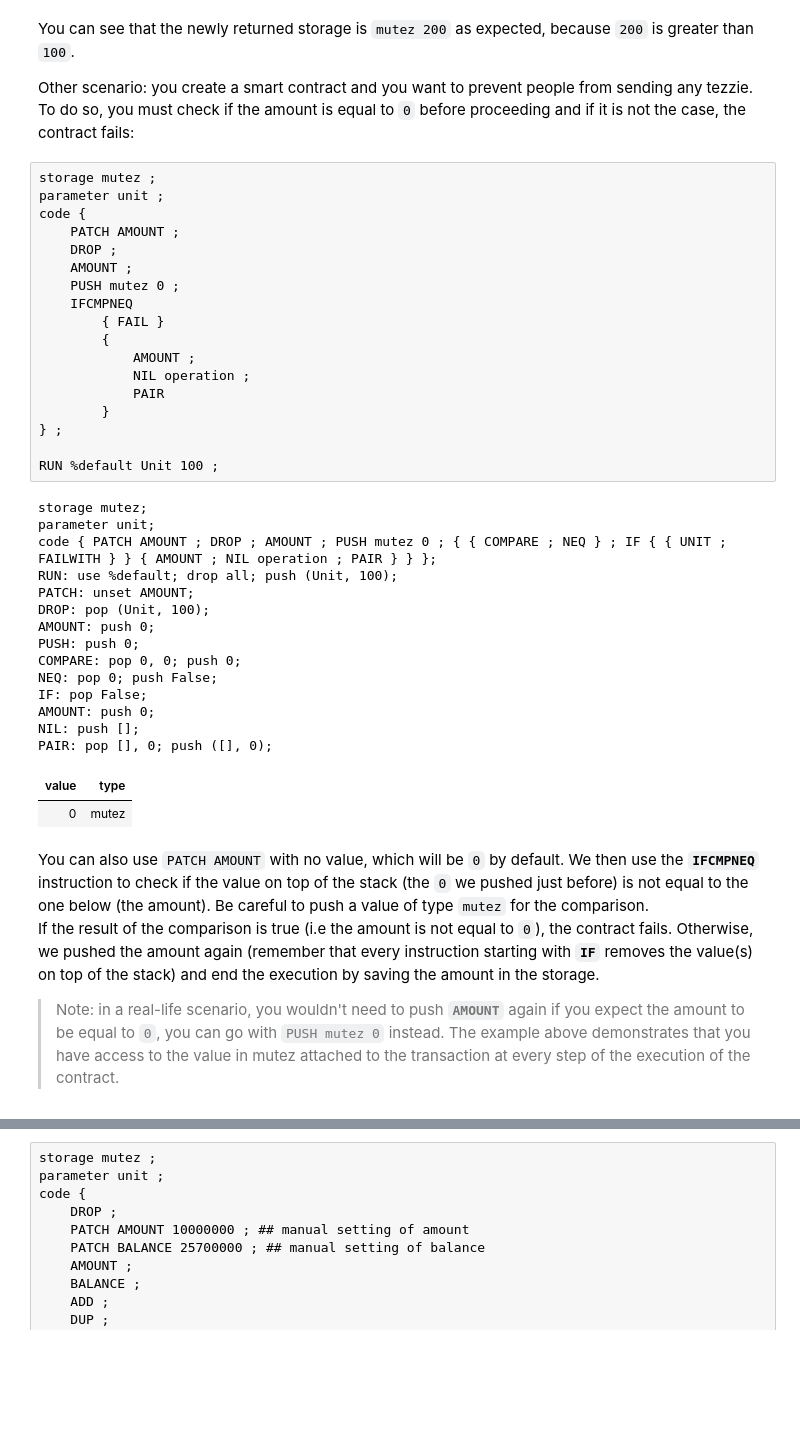
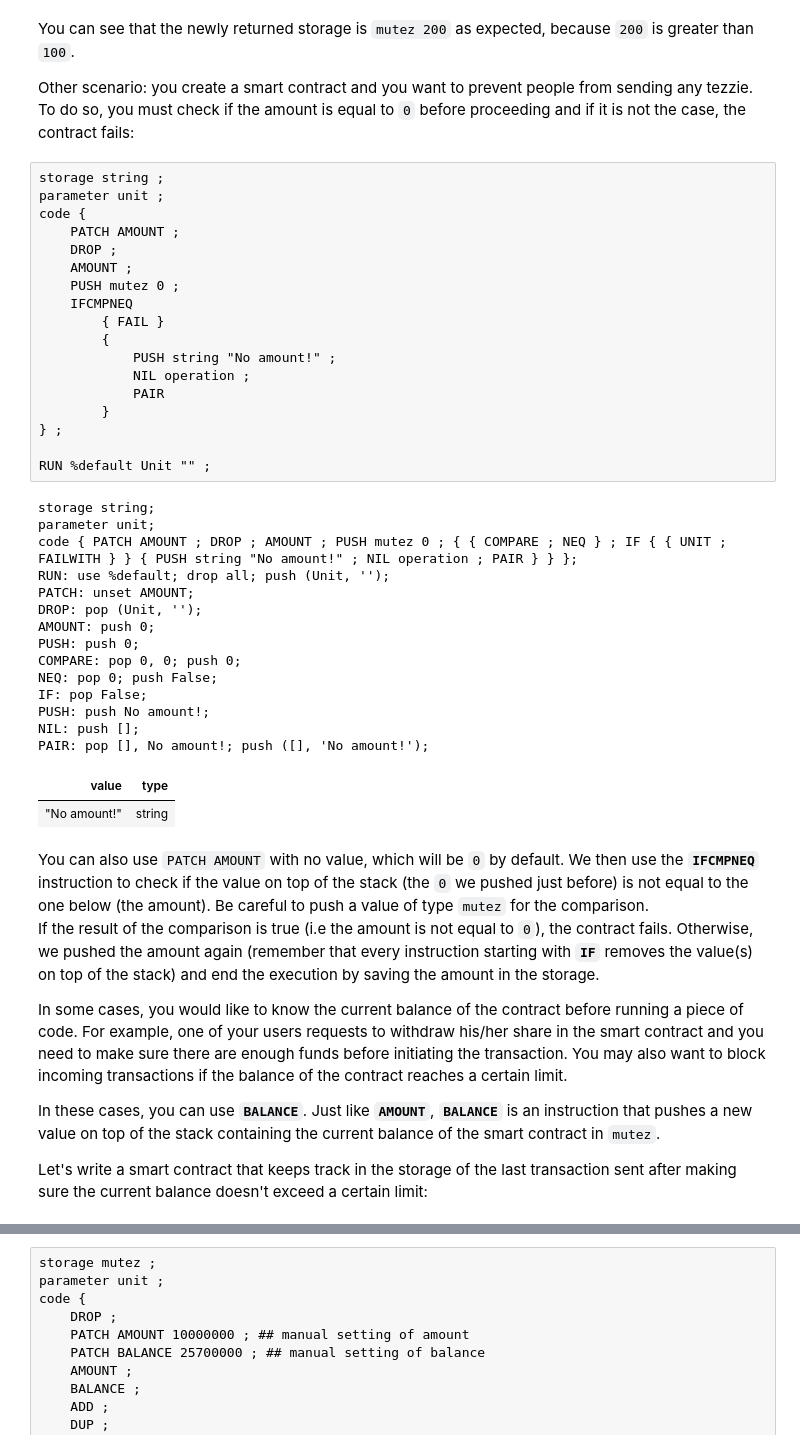
Before and after one commit to baking-bad/michelson-labs, a Jupyter notebook: notebooks/tutorials/05/05_mutez_timestamp_amount_balance_now.ipynb, the cells around one changed output, grey strips where cells are left out. Cells and saved outputs as stored; diff of their text form; blank space fills up the shorter version.

```diff
--- a/notebooks/tutorials/05/05_mutez_timestamp_amount_balance_now.ipynb
+++ b/notebooks/tutorials/05/05_mutez_timestamp_amount_balance_now.ipynb
@@ -212,42 +196,46 @@ You can see that the newly returned storage is `mutez 200` as expected, because
 
 Other scenario: you create a smart contract and you want to prevent people from sending any tezzie. To do so, you must check if the amount is equal to `0` before proceeding and if it is not the case, the contract fails:
 # %%
-storage mutez ;
+storage string ;
 parameter unit ;
 code {
     PATCH AMOUNT ;
     DROP ;
     AMOUNT ;
     PUSH mutez 0 ;
     IFCMPNEQ
         { FAIL }
         {
-            AMOUNT ;
+            PUSH string "No amount!" ;
             NIL operation ;
             PAIR
         }
 } ;
 
-RUN %default Unit 100 ;
+RUN %default Unit "" ;
 # %% [output]
-storage mutez;
+storage string;
 parameter unit;
-code { PATCH AMOUNT ; DROP ; AMOUNT ; PUSH mutez 0 ; { { COMPARE ; NEQ } ; IF { { UNIT ; FAILWITH } } { AMOUNT ; NIL operation ; PAIR } } };
-RUN: use %default; drop all; push (Unit, 100);
+code { PATCH AMOUNT ; DROP ; AMOUNT ; PUSH mutez 0 ; { { COMPARE ; NEQ } ; IF { { UNIT ; FAILWITH } } { PUSH string "No amount!" ; NIL operation ; PAIR } } };
+RUN: use %default; drop all; push (Unit, '');
 PATCH: unset AMOUNT;
-DROP: pop (Unit, 100);
+DROP: pop (Unit, '');
 AMOUNT: push 0;
 PUSH: push 0;
 COMPARE: pop 0, 0; push 0;
 NEQ: pop 0; push False;
 IF: pop False;
-AMOUNT: push 0;
+PUSH: push No amount!;
 NIL: push [];
-PAIR: pop [], 0; push ([], 0);
+PAIR: pop [], No amount!; push ([], 'No amount!');
 | value | type |
-| 0 | mutez |
+| "No amount!" | string |
 # %% [markdown]
 You can also use `PATCH AMOUNT` with no value, which will be `0` by default. We then use the **`IFCMPNEQ`** instruction to check if the value on top of the stack (the `0` we pushed just before) is not equal to the one below (the amount). Be careful to push a value of type `mutez` for the comparison.
 If the result of the comparison is true (i.e the amount is not equal to `0`), the contract fails. Otherwise, we pushed the amount again (remember that every instruction starting with **`IF`** removes the value(s) on top of the stack) and end the execution by saving the amount in the storage.
 
-> Note: in a real-life scenario, you wouldn't need to push **`AMOUNT`** again if you expect the amount to be equal to `0`, you can go with `PUSH mutez 0` instead. The example above demonstrates that you have access to the value in mutez attached to the transaction at every step of the execution of the contract.
+In some cases, you would like to know the current balance of the contract before running a piece of code. For example, one of your users requests to withdraw his/her share in the smart contract and you need to make sure there are enough funds before initiating the transaction. You may also want to block incoming transactions if the balance of the contract reaches a certain limit.
+
+In these cases, you can use **`BALANCE`**. Just like **`AMOUNT`**, **`BALANCE`** is an instruction that pushes a new value on top of the stack containing the current balance of the smart contract in `mutez`.
+
+Let's write a smart contract that keeps track in the storage of the last transaction sent after making sure the current balance doesn't exceed a certain limit:
```
Also changed, not shown: parts of 16 cells of this notebook.
